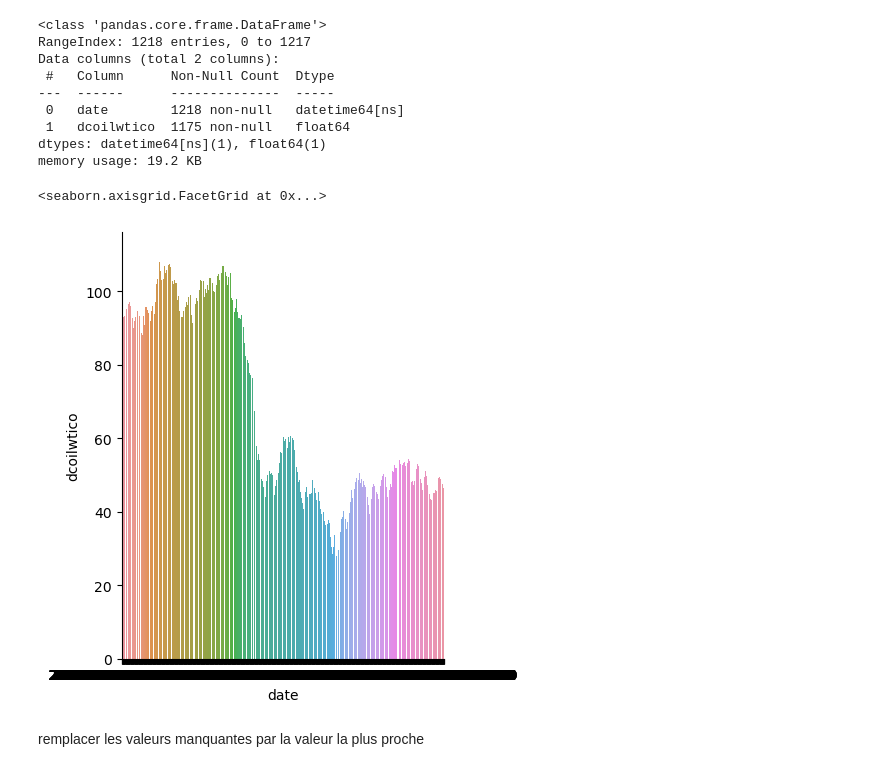
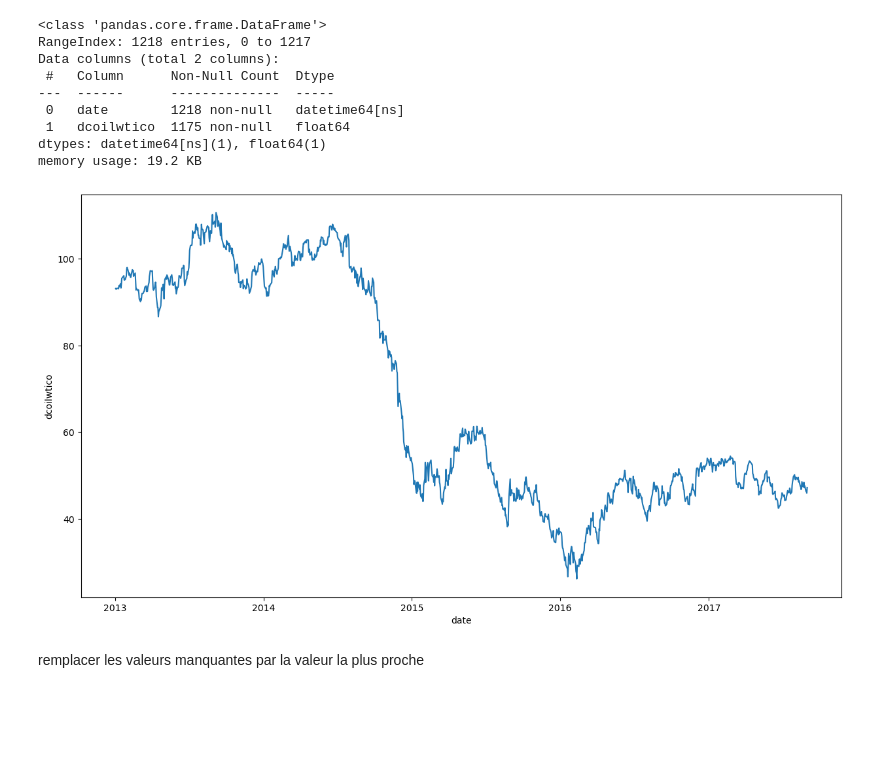
Before and after one commit to Hermann002/Notebooks_data_science-analysis, a Jupyter notebook: store-sales/notebookETL.ipynb, the cells around one changed output. Cells and saved outputs as stored; diff of their text form; code cells hidden in the pictures; blank space fills up the shorter version.

```diff
--- a/store-sales/notebookETL.ipynb
+++ b/store-sales/notebookETL.ipynb
@@ -158,10 +180,11 @@ Data columns (total 2 columns):
 dtypes: datetime64[ns](1), float64(1)
 memory usage: 19.2 KB
 # %%
-sns.catplot(data=oil, x="date", y="dcoilwtico", kind="bar")
+plt.figure(figsize=(15, 8))
+sns.lineplot(data=oil, x="date", y="dcoilwtico")
+plt.show()
 # %% [output]
-<seaborn.axisgrid.FacetGrid at 0x...>
-[figure, old version]
+[figure, new version]
 # %% [markdown]
 remplacer les valeurs manquantes par la valeur la plus proche
 # %% [markdown]
```
Also changed, not shown: parts of 15 cells of this notebook, 1 other file.
